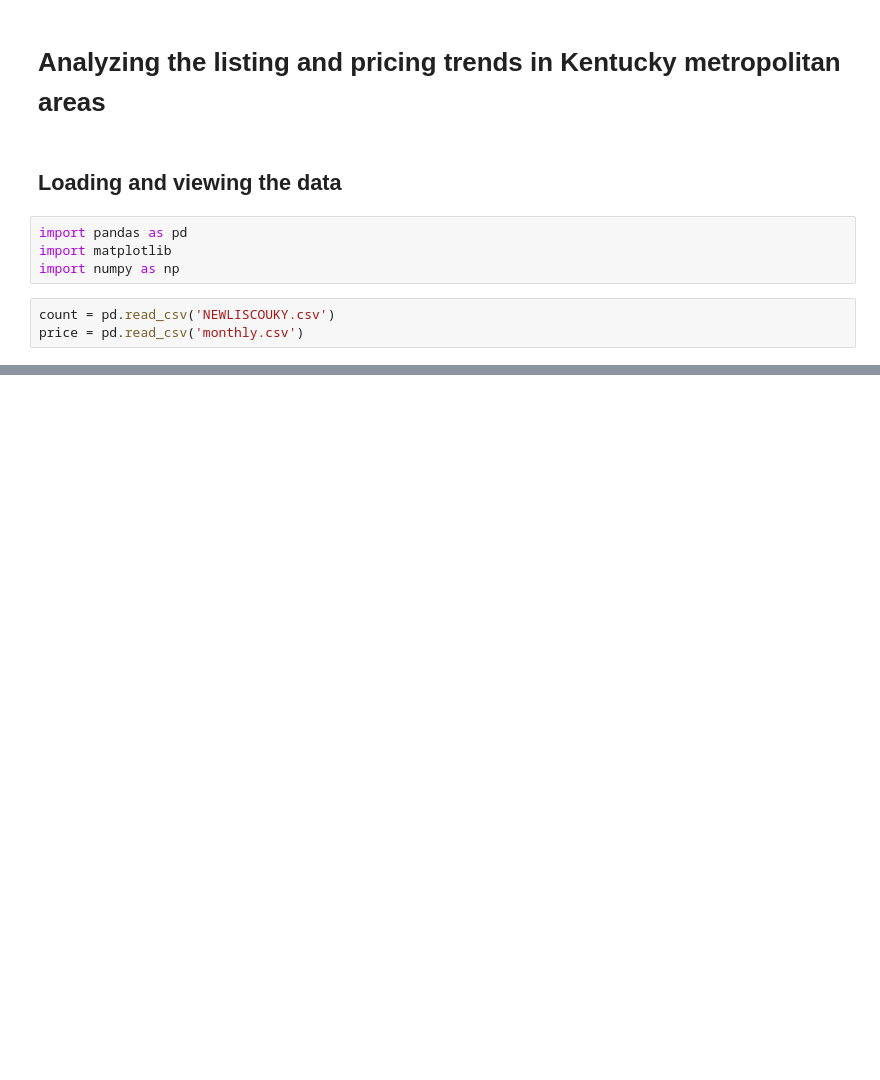
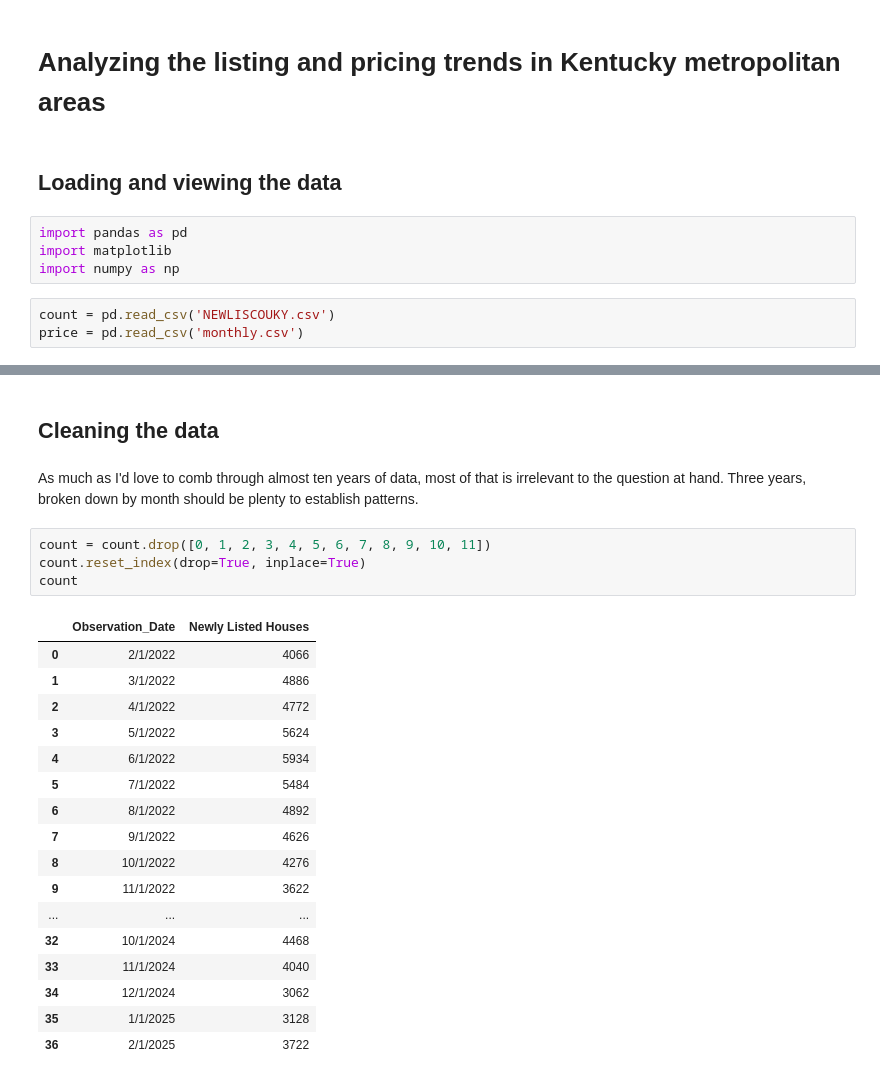
Before and after one commit to Polis-source/M4-capstone, a Jupyter notebook: Final project.ipynb, the cells around one changed output, grey strips where cells are left out. Drawn from its saved outputs; the diff is of its cells as text; blank space fills up the shorter version.

```diff
--- a/Final project.ipynb
+++ b/Final project.ipynb
@@ -62,0 +70,26 @@ price[['observation_date']]
+# %% [markdown]
+<h2> Cleaning the data
+# %% [markdown]
+As much as I'd love to comb through almost ten years of data, most of that is irrelevant to the question at hand. Three years, broken down by month should be plenty to establish patterns.
+# %%
+count = count.drop([0, 1, 2, 3, 4, 5, 6, 7, 8, 9, 10, 11])
+count.reset_index(drop=True, inplace=True)
+count
+# %% [output]
+|  | Observation_Date | Newly Listed Houses |
+| 0 | 2/1/2022 | 4066 |
+| 1 | 3/1/2022 | 4886 |
+| 2 | 4/1/2022 | 4772 |
+| 3 | 5/1/2022 | 5624 |
+| 4 | 6/1/2022 | 5934 |
+| 5 | 7/1/2022 | 5484 |
+| 6 | 8/1/2022 | 4892 |
+| 7 | 9/1/2022 | 4626 |
+| 8 | 10/1/2022 | 4276 |
+| 9 | 11/1/2022 | 3622 |
+| ... | ... | ... |
+| 32 | 10/1/2024 | 4468 |
+| 33 | 11/1/2024 | 4040 |
+| 34 | 12/1/2024 | 3062 |
+| 35 | 1/1/2025 | 3128 |
+| 36 | 2/1/2025 | 3722 |
```
Also changed, not shown: parts of 5 cells of this notebook.
